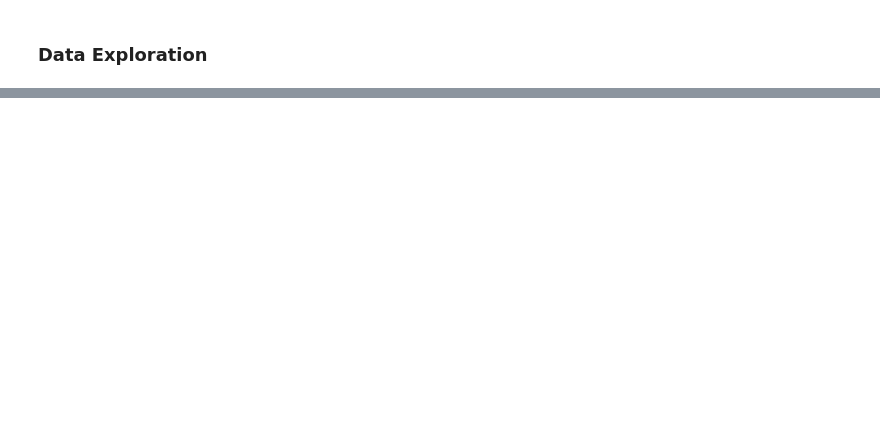
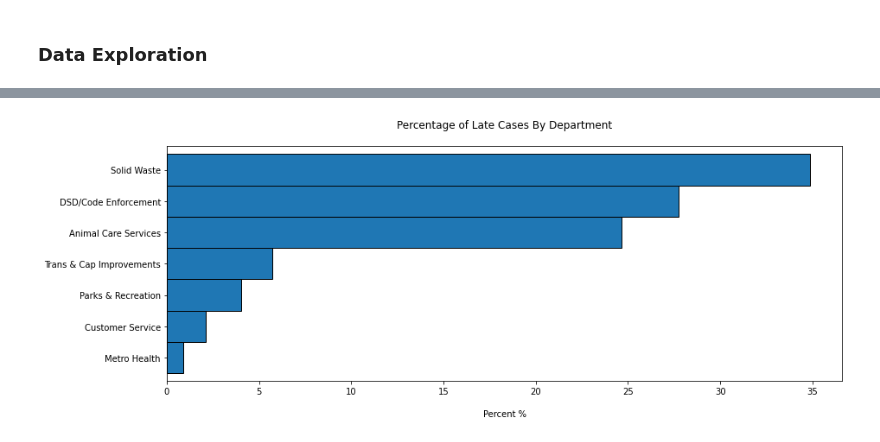
Before and after one commit to ForrestMccrosky/spark-exercises, a Jupyter notebook: spark_explore_exercise.ipynb, the cells around one changed output, grey strips where cells are left out. Saved outputs shown, nothing was run; the diff lists cells and outputs as text; code cells hidden in the pictures; blank space fills up the shorter version.

```diff
--- a/spark_explore_exercise.ipynb
+++ b/spark_explore_exercise.ipynb
@@ -197,0 +553,10 @@ case.show(1, False, True) ## <-- previewing our new dataframe
+# %%
+## making our pandas dataframe from spark
+q2 = (
+    case.where(case.case_late == 'true').groupby('department').count()
+    .toPandas()
+
+)
+q2 = q2.set_index('department') ## setting departmnet as index
+
+q2 ## previewing our pandas dataframe
@@ -197,0 +573,4 @@ case.show(1, False, True) ## <-- previewing our new dataframe
+# %%
+q2['count'] = (q2['count'] / 94503) * 100 ## creating our percentages using total case count
+
+q2
@@ -197,0 +587,12 @@ case.show(1, False, True) ## <-- previewing our new dataframe
+# %%
+## sorting the percentages and using pandas bar to visualize the different percentages
+
+q2.sort_values(by = 'count').plot.barh(width=1, edgecolor="black", figsize=(14, 5),
+                                      legend = False)
+
+plt.title("Percentage of Late Cases By Department\n")
+plt.ylabel("")
+plt.xlabel("\nPercent %")
+None
+# %% [output]
+[figure, added]
```
Also changed, not shown: parts of 57 cells of this notebook.
